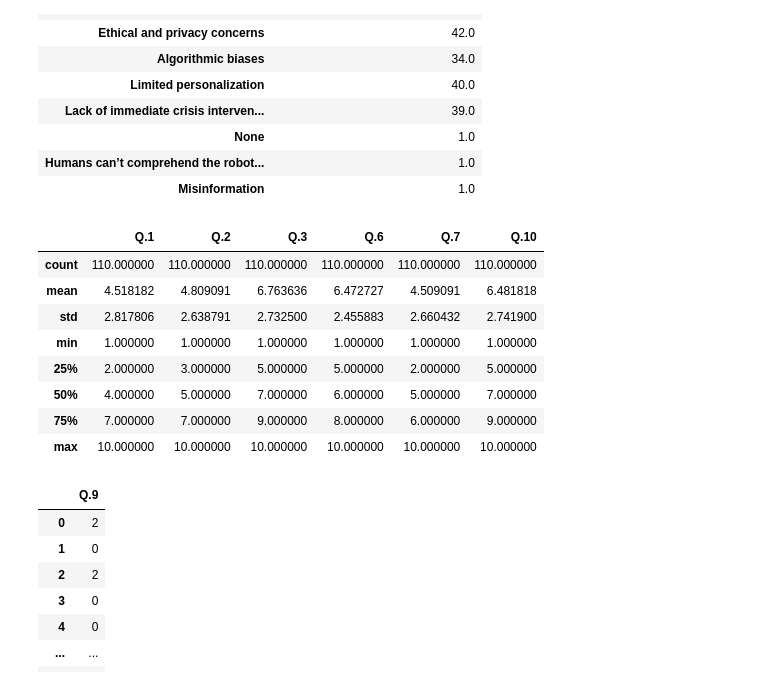
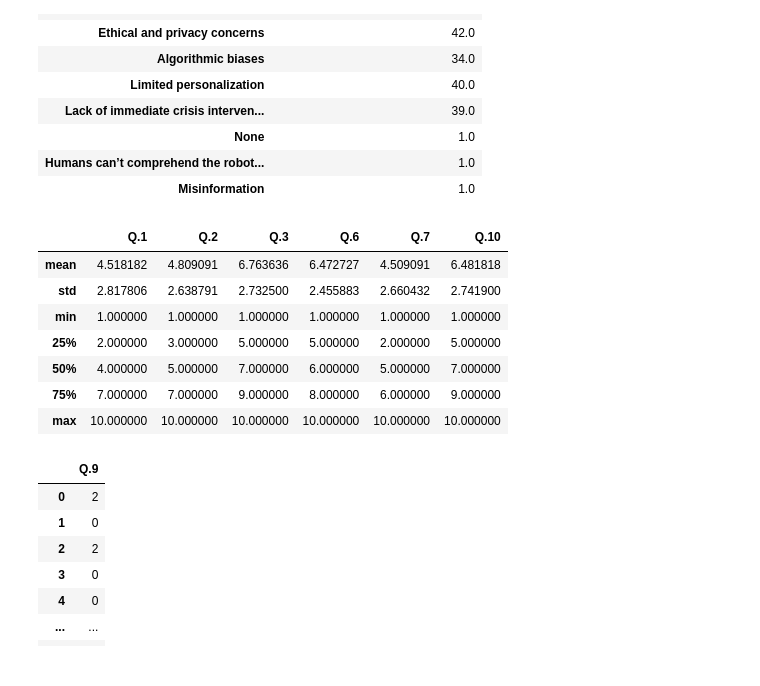
Before and after one commit to Silver-Gen/AI-Psychotherapy-Survey, a Jupyter notebook: AI Psychotherapy Survey.ipynb, the cells around one changed output. Cells and saved outputs as stored; diff of their text form; code cells hidden in the pictures.

```diff
--- a/AI Psychotherapy Survey.ipynb
+++ b/AI Psychotherapy Survey.ipynb
@@ -201,10 +201,9 @@ yes_no_q=[final_data['Q.8'],final_data['Q.11']]
 time_q=[final_data['Q.9']]
 final_data=final_data.drop(['Q.8','Q.11','Q.9'],axis=1)
 # %%
-final_data.describe()
+final_data.describe().drop(axis="index",index=['count'])
 # %% [output]
 |  | Q.1 | Q.2 | Q.3 | Q.6 | Q.7 | Q.10 |
-| count | 110.000000 | 110.000000 | 110.000000 | 110.000000 | 110.000000 | 110.000000 |
 | mean | 4.518182 | 4.809091 | 6.763636 | 6.472727 | 4.509091 | 6.481818 |
 | std | 2.817806 | 2.638791 | 2.732500 | 2.455883 | 2.660432 | 2.741900 |
 | min | 1.000000 | 1.000000 | 1.000000 | 1.000000 | 1.000000 | 1.000000 |
```
Also changed, not shown: parts of 18 cells of this notebook.
